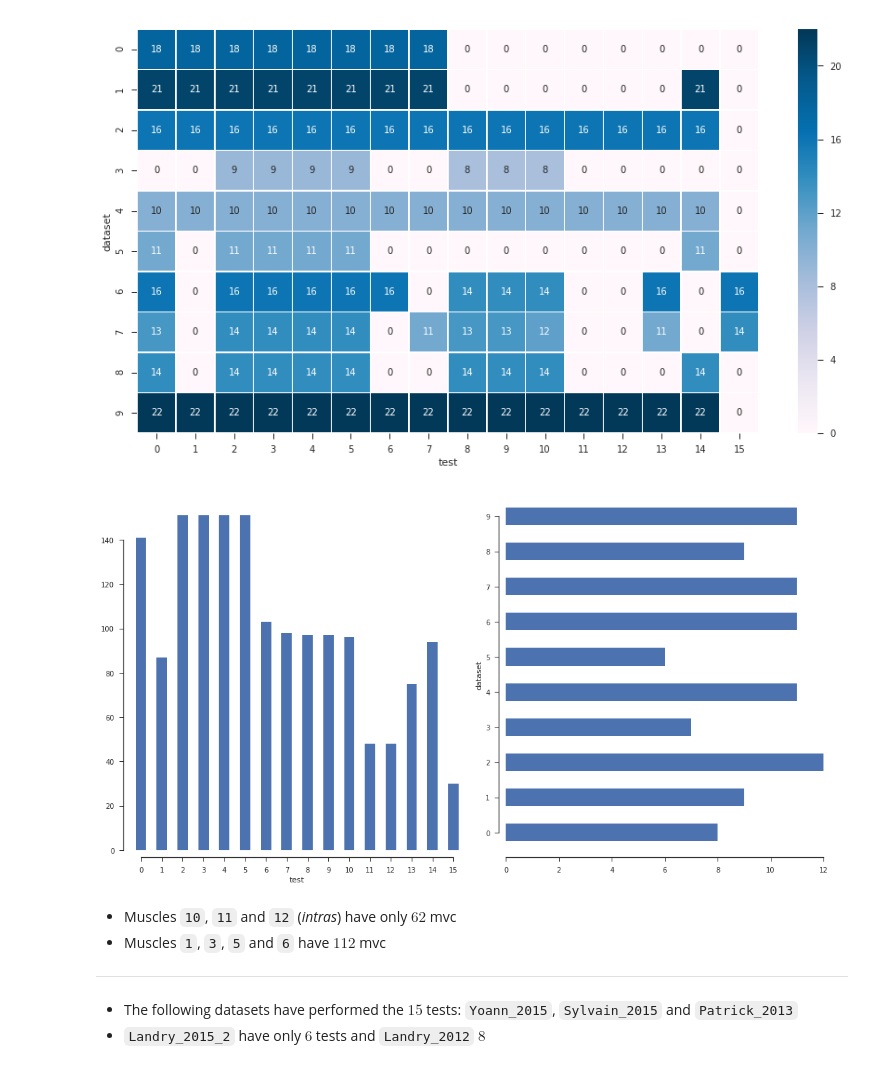
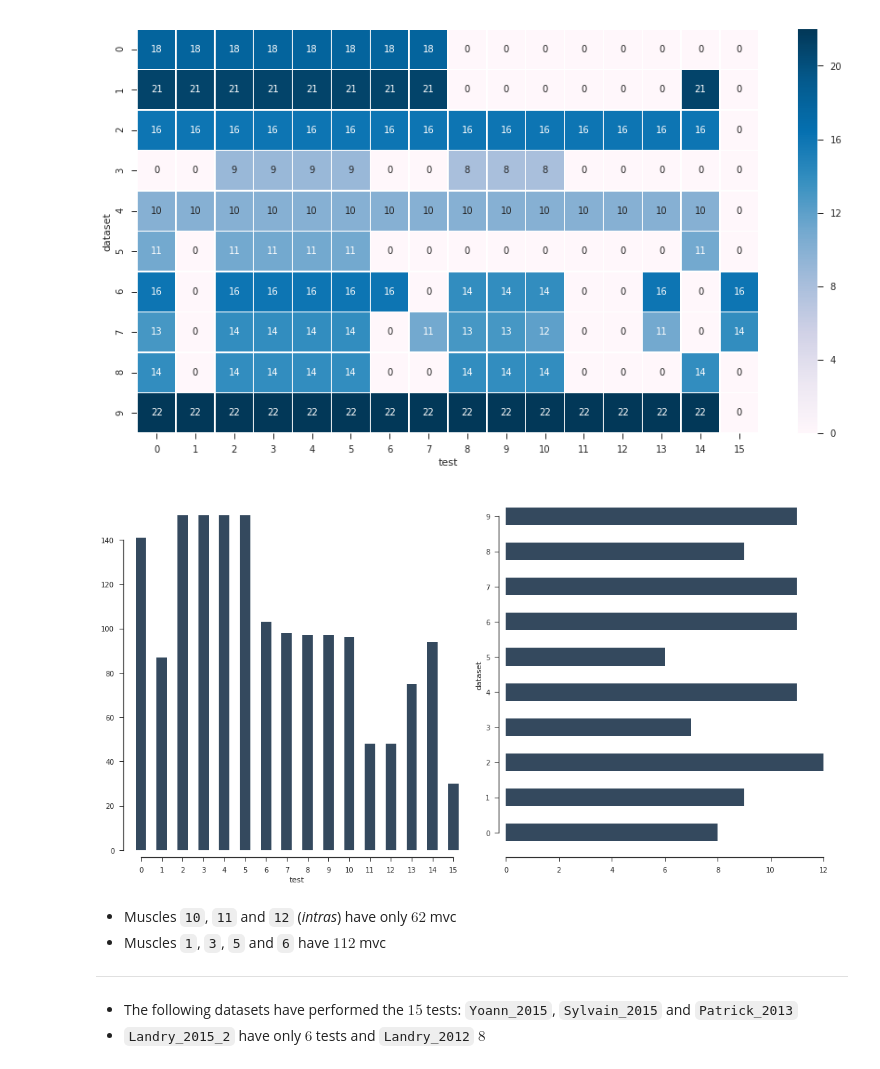
Before and after one commit to romainmartinez/mvc, a Jupyter notebook: 0_exploration.ipynb, the cells around one changed output. Saved outputs shown, nothing was run; the diff lists cells and outputs as text; code cells hidden in the pictures.

```diff
--- a/0_exploration.ipynb
+++ b/0_exploration.ipynb
@@ -51,7 +51,7 @@ df = pd.DataFrame({
     'dataset': mat.data['datasets'],
     'muscle': mat.data['muscles'],
     'test': mat.data['tests'],
-    'relative_mvc': mat.data['relative_mvc'],
+    'mvc': mat.data['mvc'],
 }).dropna()
 # %% [markdown]
 ## Data description
@@ -78,13 +78,13 @@ table_test, n, _ = table_count(df, values='muscle', index='dataset', columns='te
 [figure]
 # %%
 fig, (ax1, ax2) = plt.subplots(ncols=2, figsize=(15, 8))
-n.plot(kind='bar',ax=ax1)
-total.plot(kind='barh',ax=ax2)
+n.plot(kind='bar',ax=ax1, color='#34495e')
+total.plot(kind='barh',ax=ax2, color='#34495e')
 sns.despine(offset=10, trim=True)
 fig.tight_layout()
 plt.show()
 # %% [output]
-[figure, old version]
+[figure, new version]
 # %% [markdown]
 - Muscles `10`, `11` and `12`  (_intras_) have only $62$ mvc
 - Muscles `1`, `3`, `5` and `6` have $112$ mvc
```
Also changed, not shown: parts of 2 cells of this notebook.
